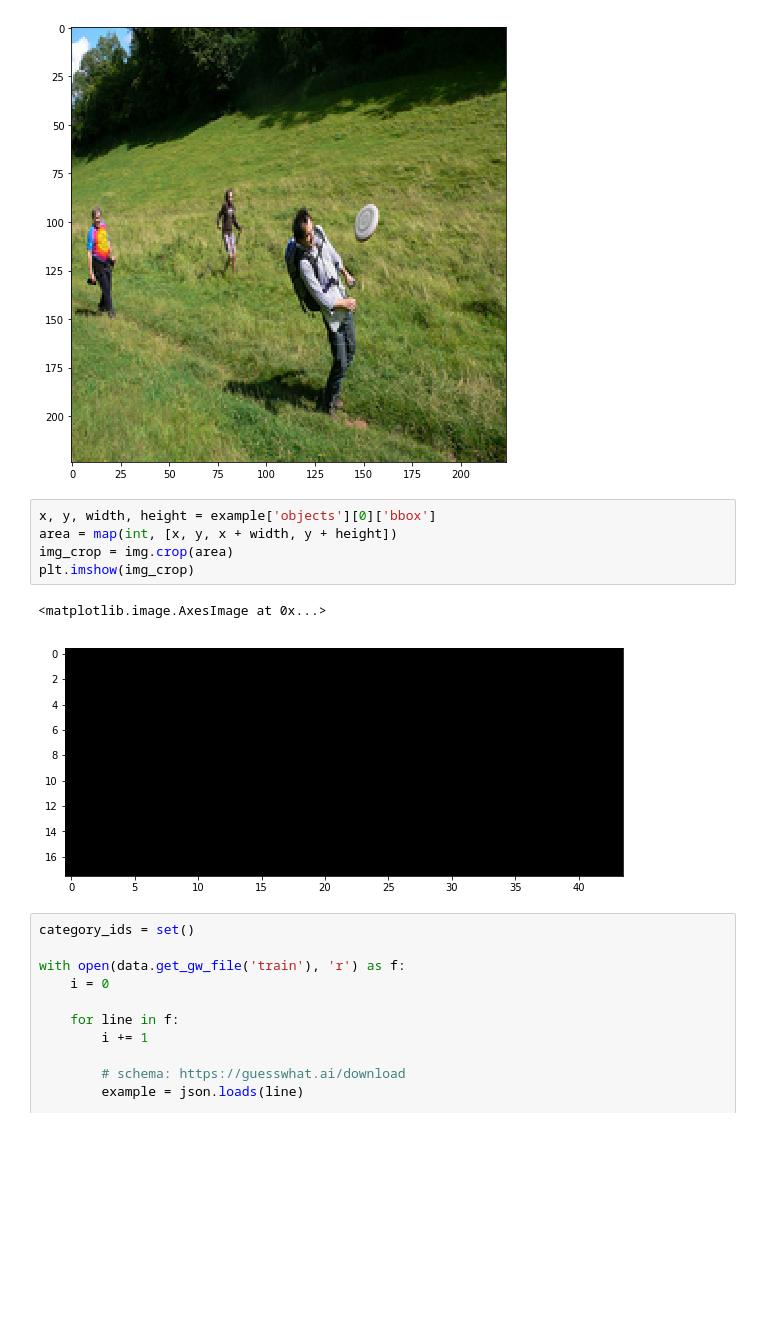
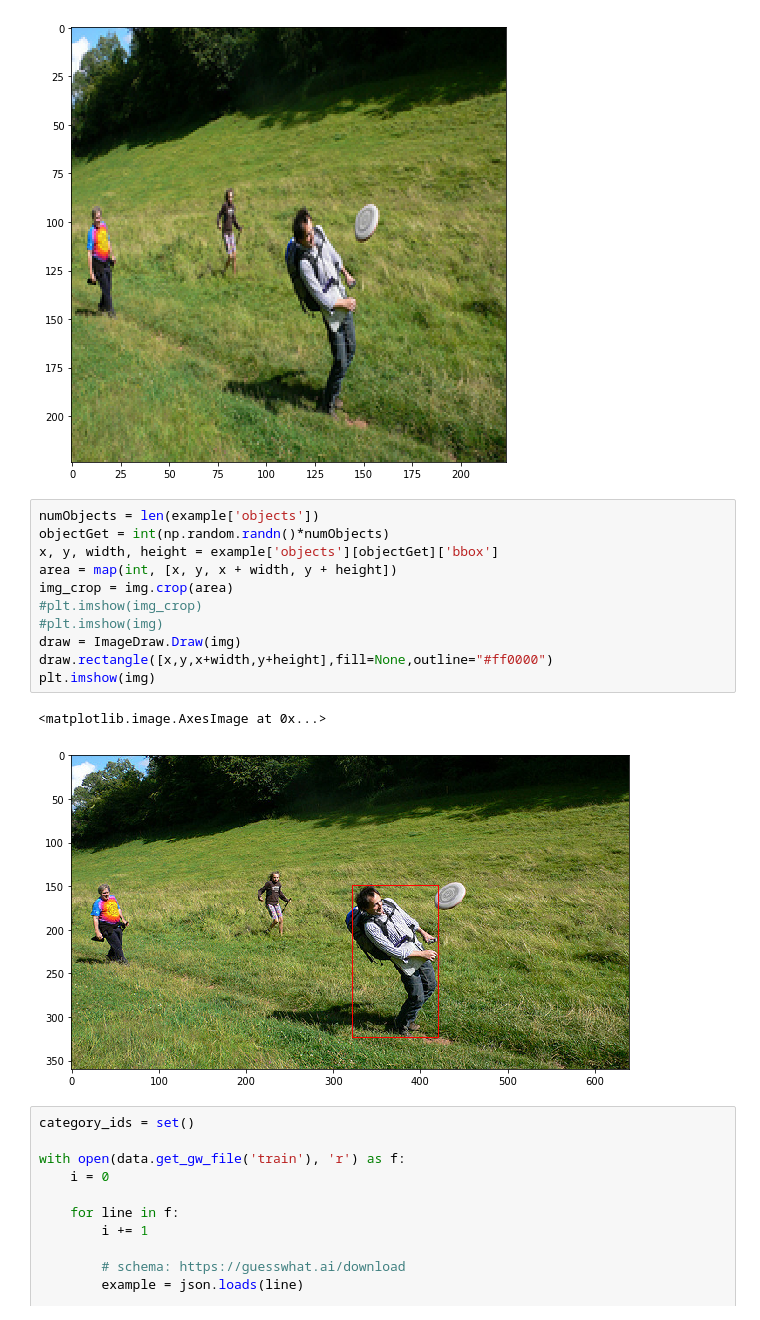
Before and after one commit to eliwu26/DeepWhat, a Jupyter notebook: data_example.ipynb, the cells around one changed output. Drawn from its saved outputs; the diff is of its cells as text; blank space fills up the shorter version.

```diff
--- a/data_example.ipynb
+++ b/data_example.ipynb
@@ -57,13 +57,19 @@ with open(data.get_gw_file('train'), 'r') as f:
  'timestamp': '2016-07-08 15:06:34'}
 [figure]
 # %%
-x, y, width, height = example['objects'][0]['bbox']
+numObjects = len(example['objects'])
+objectGet = int(np.random.randn()*numObjects)
+x, y, width, height = example['objects'][objectGet]['bbox']
 area = map(int, [x, y, x + width, y + height])
 img_crop = img.crop(area)
-plt.imshow(img_crop)
+#plt.imshow(img_crop)
+#plt.imshow(img)
+draw = ImageDraw.Draw(img)
+draw.rectangle([x,y,x+width,y+height],fill=None,outline="#ff0000")
+plt.imshow(img)
 # %% [output]
 <matplotlib.image.AxesImage at 0x...>
-[figure, old version]
+[figure, new version]
 # %%
 category_ids = set()
 
```
Also changed, not shown: parts of 1 cell of this notebook, 7 other files.
